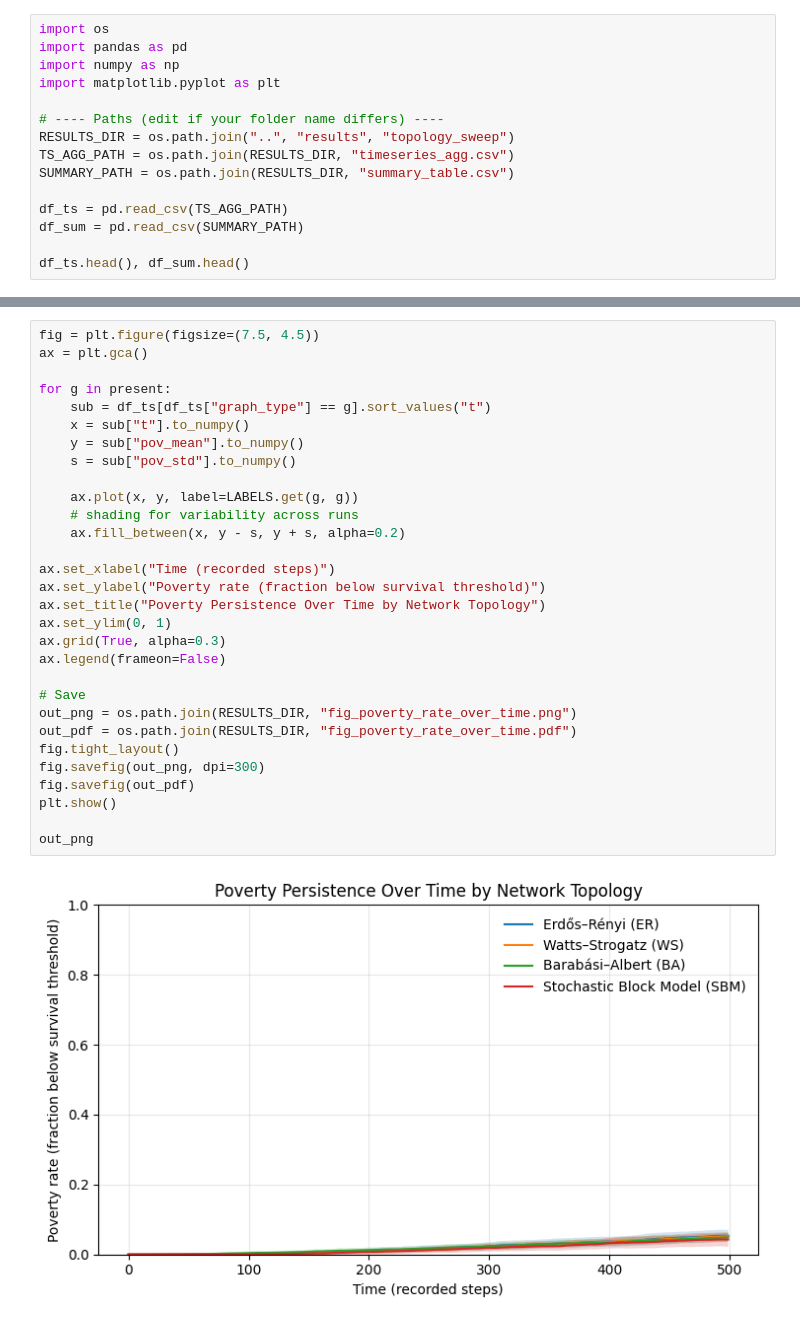
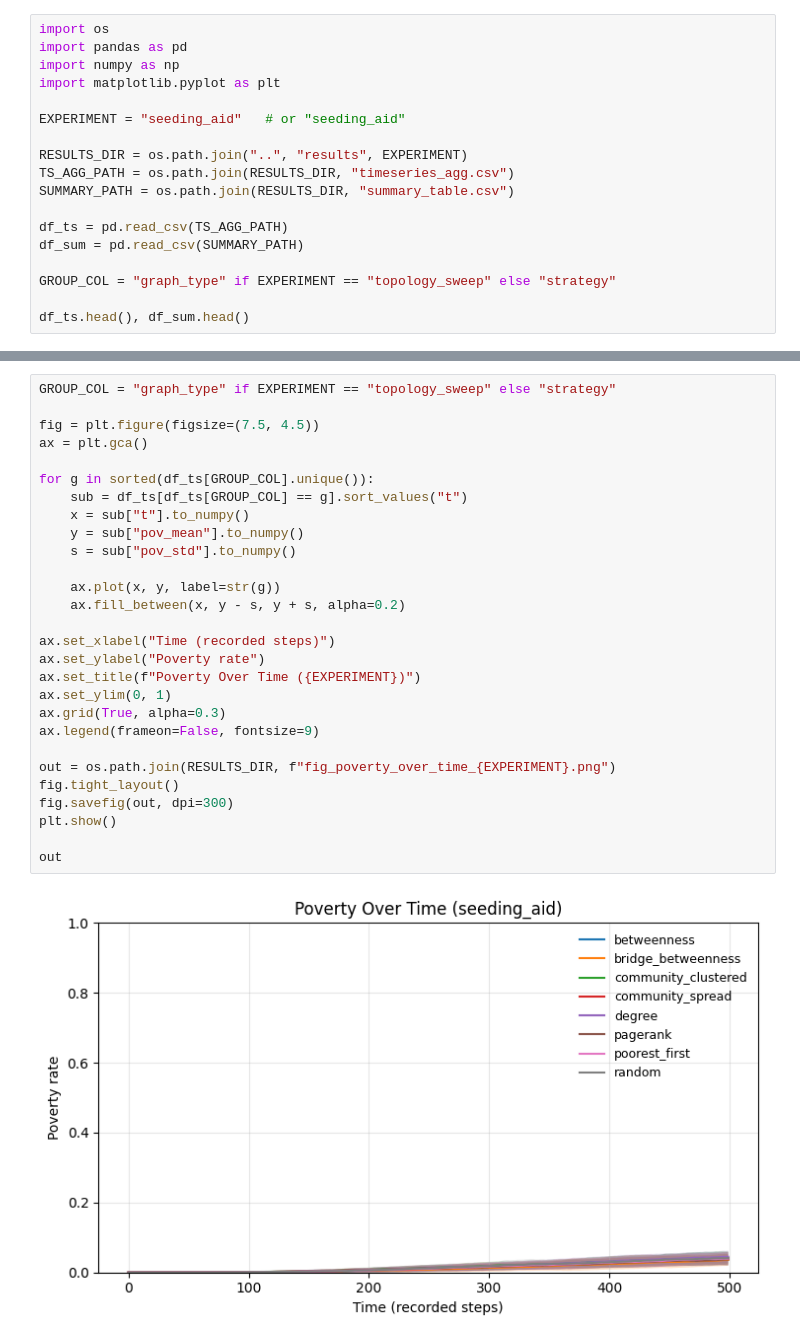
Before and after one commit to niranjandawadi/THESIS-EXPERIMENTS, a Jupyter notebook: notebooks/01_quick_plots.ipynb, the cells around one changed output, grey strips where cells are left out. Cells and saved outputs as stored; diff of their text form.

```diff
--- a/notebooks/01_quick_plots.ipynb
+++ b/notebooks/01_quick_plots.ipynb
@@ -4,13 +4,16 @@ import pandas as pd
 import numpy as np
 import matplotlib.pyplot as plt
 
-# ---- Paths (edit if your folder name differs) ----
-RESULTS_DIR = os.path.join("..", "results", "topology_sweep")
+EXPERIMENT = "seeding_aid"   # or "seeding_aid"
+
+RESULTS_DIR = os.path.join("..", "results", EXPERIMENT)
 TS_AGG_PATH = os.path.join(RESULTS_DIR, "timeseries_agg.csv")
 SUMMARY_PATH = os.path.join(RESULTS_DIR, "summary_table.csv")
 
 df_ts = pd.read_csv(TS_AGG_PATH)
 df_sum = pd.read_csv(SUMMARY_PATH)
 
+GROUP_COL = "graph_type" if EXPERIMENT == "topology_sweep" else "strategy"
+
 df_ts.head(), df_sum.head()
 # %% [output]
@@ -48,32 +51,30 @@ present
 # %%
+GROUP_COL = "graph_type" if EXPERIMENT == "topology_sweep" else "strategy"
+
 fig = plt.figure(figsize=(7.5, 4.5))
 ax = plt.gca()
 
-for g in present:
-    sub = df_ts[df_ts["graph_type"] == g].sort_values("t")
+for g in sorted(df_ts[GROUP_COL].unique()):
+    sub = df_ts[df_ts[GROUP_COL] == g].sort_values("t")
     x = sub["t"].to_numpy()
     y = sub["pov_mean"].to_numpy()
     s = sub["pov_std"].to_numpy()
 
-    ax.plot(x, y, label=LABELS.get(g, g))
-    # shading for variability across runs
+    ax.plot(x, y, label=str(g))
     ax.fill_between(x, y - s, y + s, alpha=0.2)
 
 ax.set_xlabel("Time (recorded steps)")
-ax.set_ylabel("Poverty rate (fraction below survival threshold)")
-ax.set_title("Poverty Persistence Over Time by Network Topology")
+ax.set_ylabel("Poverty rate")
+ax.set_title(f"Poverty Over Time ({EXPERIMENT})")
 ax.set_ylim(0, 1)
 ax.grid(True, alpha=0.3)
-ax.legend(frameon=False)
+ax.legend(frameon=False, fontsize=9)
 
-# Save
-out_png = os.path.join(RESULTS_DIR, "fig_poverty_rate_over_time.png")
-out_pdf = os.path.join(RESULTS_DIR, "fig_poverty_rate_over_time.pdf")
+out = os.path.join(RESULTS_DIR, f"fig_poverty_over_time_{EXPERIMENT}.png")
 fig.tight_layout()
-fig.savefig(out_png, dpi=300)
-fig.savefig(out_pdf)
+fig.savefig(out, dpi=300)
 plt.show()
 
-out_png
+out
 # %% [output]
-[figure, old version]
+[figure, new version]
```
Also changed, not shown: parts of 6 cells of this notebook, 8 other files.
